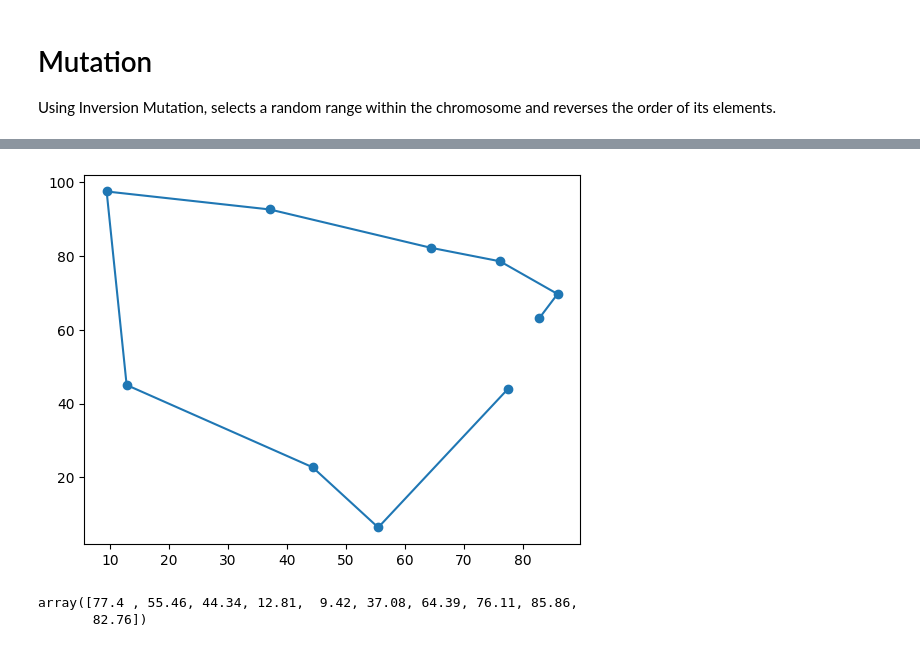
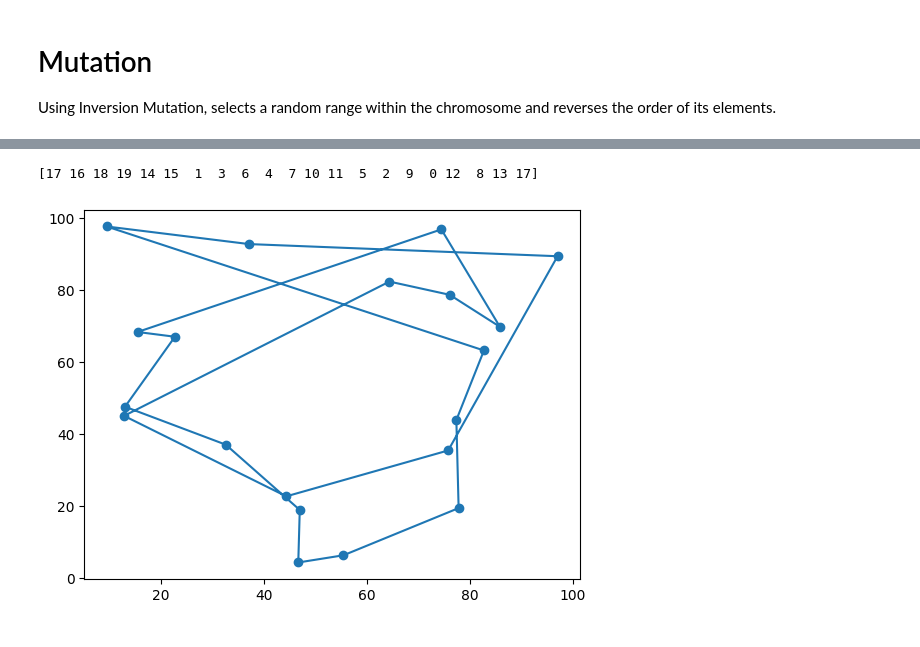
Before and after one commit to amir-h-A-0001/CI-TSP-Genetic-Algorithm, a Jupyter notebook: TSP.ipynb, the cells around one changed output, grey strips where cells are left out. Saved outputs shown, nothing was run; the diff lists cells and outputs as text; code cells hidden in the pictures.

Commit message:
Initialize population inside GA

```diff
--- a/TSP.ipynb
+++ b/TSP.ipynb
@@ -133,9 +81,7 @@ def crossover(parent_a, parent_b, rng=None):
 # Mutation
 Using Inversion Mutation, selects a random range within the chromosome and reverses the order of its elements.
 # %%
-def Mutate(c, rng=None):
-    if rng is None:
-        rng = np.random.default_rng()
+def Mutate(c, rng):
 
     n = len(c)
 
@@ -160,6 +110,8 @@ For each generation, until reaching the limit given by user:
 def Evolve(population, reps, tournament_size, mutation_chance = 0.05, rng= None):
     if rng is None:
         rng = np.random.default_rng()
+
+    population =
 
     pop_size = population.shape[0] # Populatio size
     fittests = [] # The fittest chromosome from each generation
@@ -223,0 +212,5 @@ def Evolve(population, reps, tournament_size, mutation_chance = 0.05, rng= None)
+# %%
+DATA_FILE = "20points.csv"
+
+data = np.loadtxt(DATA_FILE, delimiter=",", skiprows=1)
+n = data.shape[0]
@@ -228,7 +252,7 @@ rng = np.random.default_rng(42)
 population = init_pop
 
 results = Evolve(population,
-                 reps= 50,
+                 reps= 20,
                  tournament_size= 3,
                  rng= rng
                  )
@@ -245,13 +269,15 @@ plt.show()
 # %%
-ans_points = np.array([ data[idx] for idx in results[-1]])
+best_ans_idx = np.argmin(path_len)
+best_ans = results[best_ans_idx].copy()
+# Add start point at the end
+best_ans = np.append(best_ans, best_ans[0])
+
+print(best_ans)
+ans_points = np.array([ data[idx] for idx in best_ans])
 
 plt.plot(ans_points[:, 0], ans_points[:, 1])
 plt.scatter(data[:, 0], data[:, 1])
 plt.show()
 # %% [output]
+[17 16 18 19 14 15  1  3  6  4  7 10 11  5  2  9  0 12  8 13 17]
-[figure, old version]
+[figure, new version]
-# %%
-ans_points[:, 0]
-# %% [output]
-array([77.4 , 55.46, 44.34, 12.81,  9.42, 37.08, 64.39, 76.11, 85.86,
-       82.76])
```
Also changed, not shown: parts of 23 cells of this notebook.
